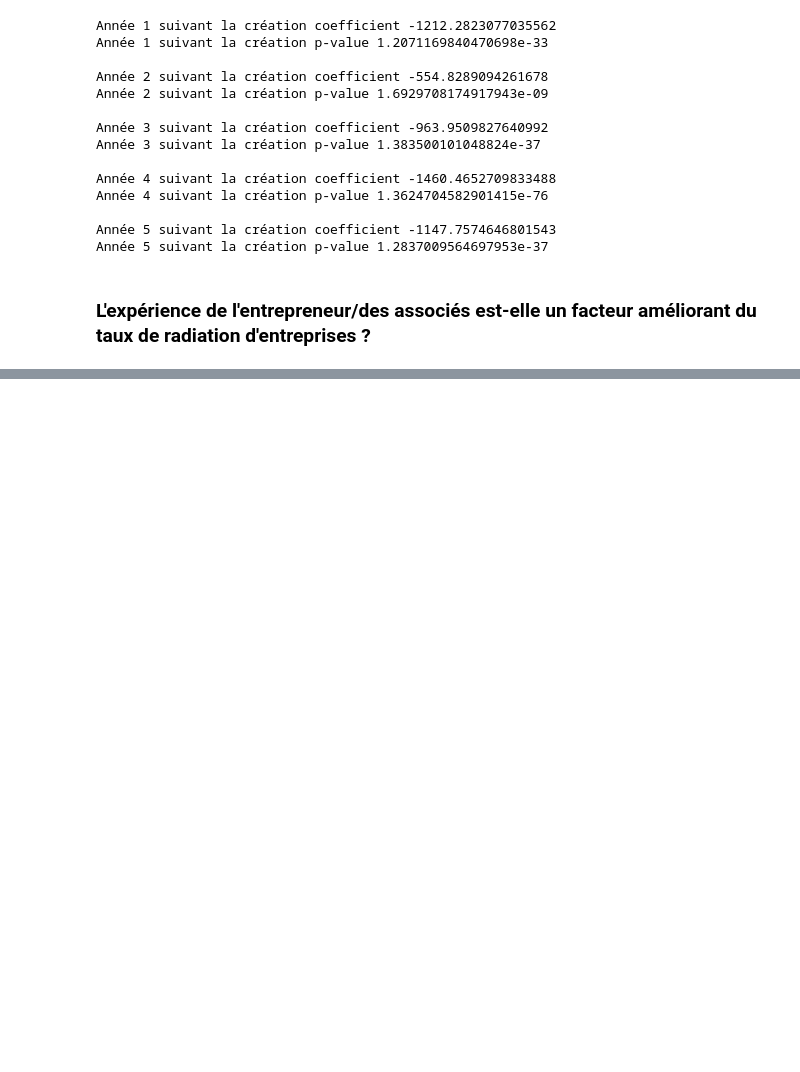
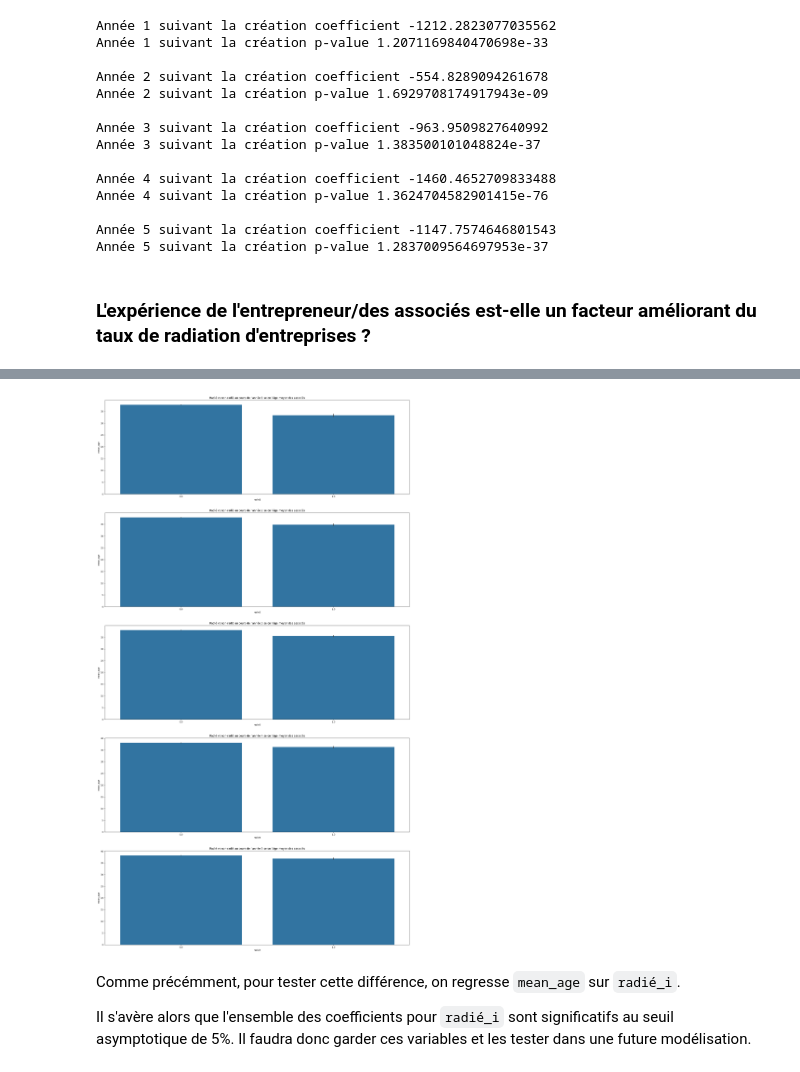
Before and after one commit to guillaume77176/JeMeLance, a Jupyter notebook: notebooks/Analyse_RNE.ipynb, the cells around one changed output, grey strips where cells are left out. Drawn from its saved outputs; the diff is of its cells as text; code cells hidden in the pictures; blank space fills up the shorter version.

```diff
--- a/notebooks/Analyse_RNE.ipynb
+++ b/notebooks/Analyse_RNE.ipynb
@@ -845,0 +1027,14 @@ data_too
+# %%
+var_cible = ["radié1","radié2","radié3","radié4","radié5"]
+
+fig, ax = plt.subplots(5,1,figsize=(25,45))
+for i in range(len(var_cible)):
+    var_name = var_cible[i]
+    sns.barplot(x = var_name, y = "mean_age",data=dfs[i],ax = ax[i])
+    ax[i].set_title(f"Radié vs non-radié au cours de l'année {i+1} selon l'âge moyen des associés")
+# %% [output]
+[figure, added]
+# %% [markdown]
+Comme précémment, pour tester cette différence, on regresse `mean_age` sur `radié_i`.
+
+Il s'avère alors que l'ensemble des coefficients pour `radié_i` sont significatifs au seuil asymptotique de 5%. Il faudra donc garder ces variables et les tester dans une future modélisation.
```
Also changed, not shown: parts of 41 cells of this notebook, 1 other file.
